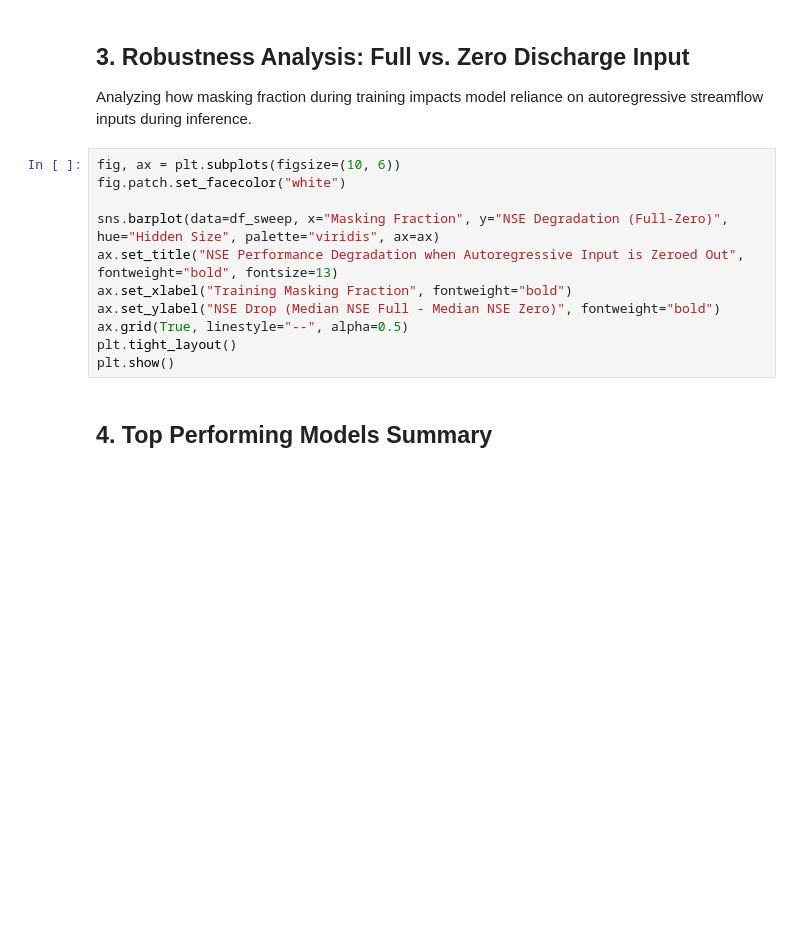
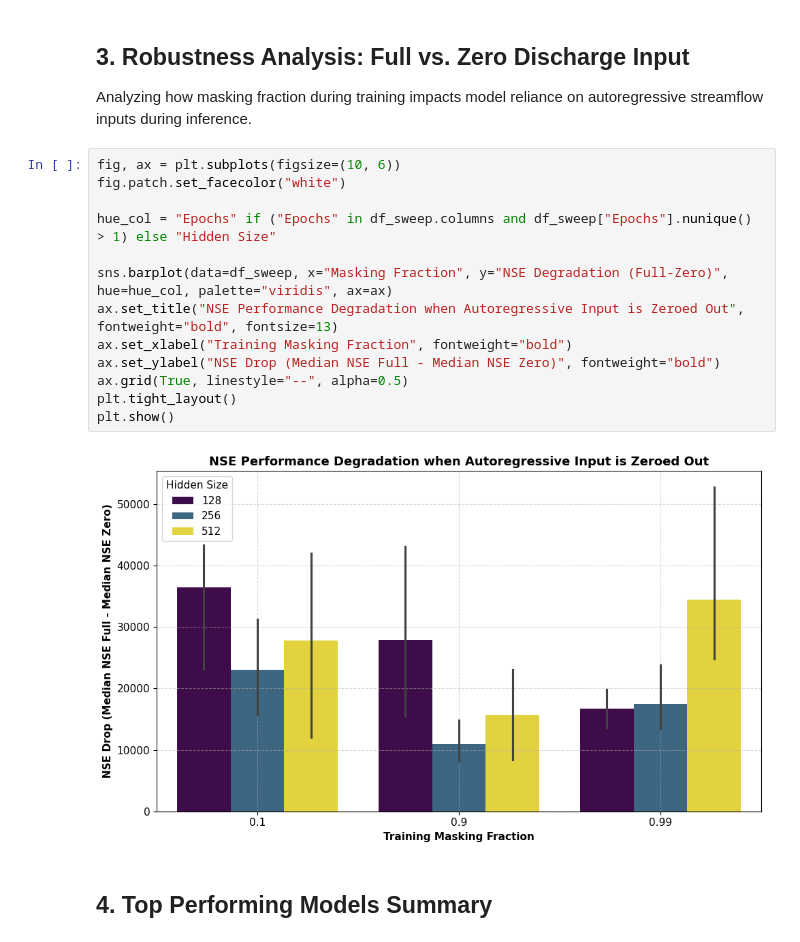
Before and after one commit to kruparell/flood-forecasting, a Jupyter notebook: tutorial/notebooks/Evaluate_Grid_Sweep_ARLSTM_Models.ipynb, the cells around one changed output. Cells and saved outputs as stored; diff of their text form; blank space fills up the shorter version.

```diff
--- a/tutorial/notebooks/Evaluate_Grid_Sweep_ARLSTM_Models.ipynb
+++ b/tutorial/notebooks/Evaluate_Grid_Sweep_ARLSTM_Models.ipynb
@@ -249,14 +358,18 @@ Analyzing how masking fraction during training impacts model reliance on autoreg
 # %%
 fig, ax = plt.subplots(figsize=(10, 6))
 fig.patch.set_facecolor("white")
 
-sns.barplot(data=df_sweep, x="Masking Fraction", y="NSE Degradation (Full-Zero)", hue="Hidden Size", palette="viridis", ax=ax)
+hue_col = "Epochs" if ("Epochs" in df_sweep.columns and df_sweep["Epochs"].nunique() > 1) else "Hidden Size"
+
+sns.barplot(data=df_sweep, x="Masking Fraction", y="NSE Degradation (Full-Zero)", hue=hue_col, palette="viridis", ax=ax)
 ax.set_title("NSE Performance Degradation when Autoregressive Input is Zeroed Out", fontweight="bold", fontsize=13)
 ax.set_xlabel("Training Masking Fraction", fontweight="bold")
 ax.set_ylabel("NSE Drop (Median NSE Full - Median NSE Zero)", fontweight="bold")
 ax.grid(True, linestyle="--", alpha=0.5)
 plt.tight_layout()
 plt.show()
+# %% [output]
+[figure, added]
 # %% [markdown]
 ## 4. Top Performing Models Summary
 # %%
```
Also changed, not shown: parts of 5 cells of this notebook.
